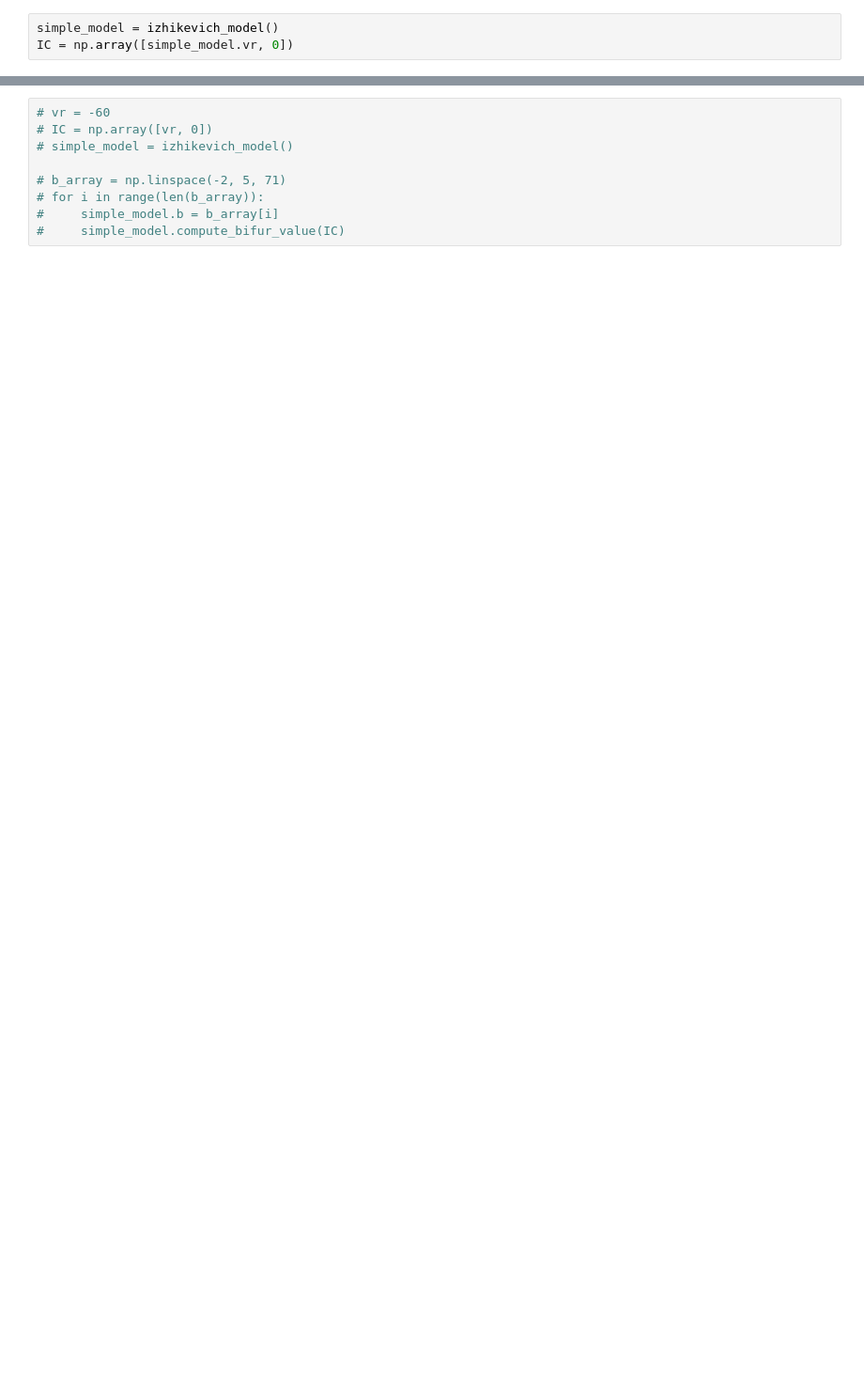
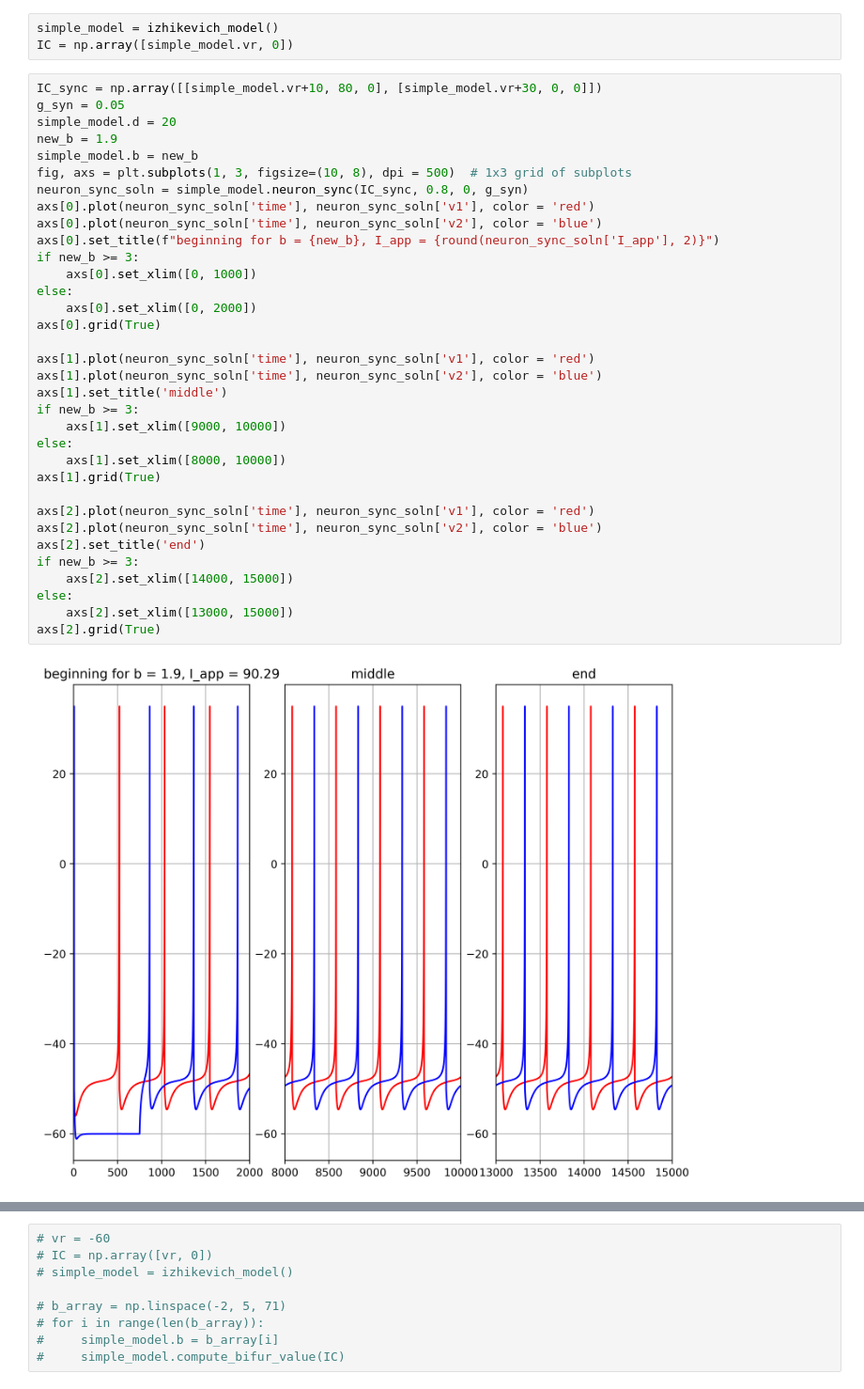
Before and after one commit to III-Derek/USRA-2024, a Jupyter notebook: phase_model.ipynb, the cells around one changed output, grey strips where cells are left out. Shown at 94% size. Cells and saved outputs as stored; diff of their text form; blank space fills up the shorter version.

```diff
--- a/phase_model.ipynb
+++ b/phase_model.ipynb
@@ -625,3 +755,39 @@ class izhikevich_model:
 # %%
 simple_model = izhikevich_model()
 IC = np.array([simple_model.vr, 0])
+# %%
+IC_sync = np.array([[simple_model.vr+10, 80, 0], [simple_model.vr+30, 0, 0]])
+g_syn = 0.05
+simple_model.d = 20
+new_b = 1.9
+simple_model.b = new_b
+fig, axs = plt.subplots(1, 3, figsize=(10, 8), dpi = 500)  # 1x3 grid of subplots
+neuron_sync_soln = simple_model.neuron_sync(IC_sync, 0.8, 0, g_syn)
+axs[0].plot(neuron_sync_soln['time'], neuron_sync_soln['v1'], color = 'red')
+axs[0].plot(neuron_sync_soln['time'], neuron_sync_soln['v2'], color = 'blue')
+axs[0].set_title(f"beginning for b = {new_b}, I_app = {round(neuron_sync_soln['I_app'], 2)}")
+if new_b >= 3:
+    axs[0].set_xlim([0, 1000])
+else:
+    axs[0].set_xlim([0, 2000])
+axs[0].grid(True)
+
+axs[1].plot(neuron_sync_soln['time'], neuron_sync_soln['v1'], color = 'red')
+axs[1].plot(neuron_sync_soln['time'], neuron_sync_soln['v2'], color = 'blue')
+axs[1].set_title('middle')
+if new_b >= 3:
+    axs[1].set_xlim([9000, 10000])
+else:
+    axs[1].set_xlim([8000, 10000])
+axs[1].grid(True)
+
+axs[2].plot(neuron_sync_soln['time'], neuron_sync_soln['v1'], color = 'red')
+axs[2].plot(neuron_sync_soln['time'], neuron_sync_soln['v2'], color = 'blue')
+axs[2].set_title('end')
+if new_b >= 3:
+    axs[2].set_xlim([14000, 15000])
+else:
+    axs[2].set_xlim([13000, 15000])
+axs[2].grid(True)
+# %% [output]
+[figure, added]
```
Also changed, not shown: parts of 10 cells of this notebook.
